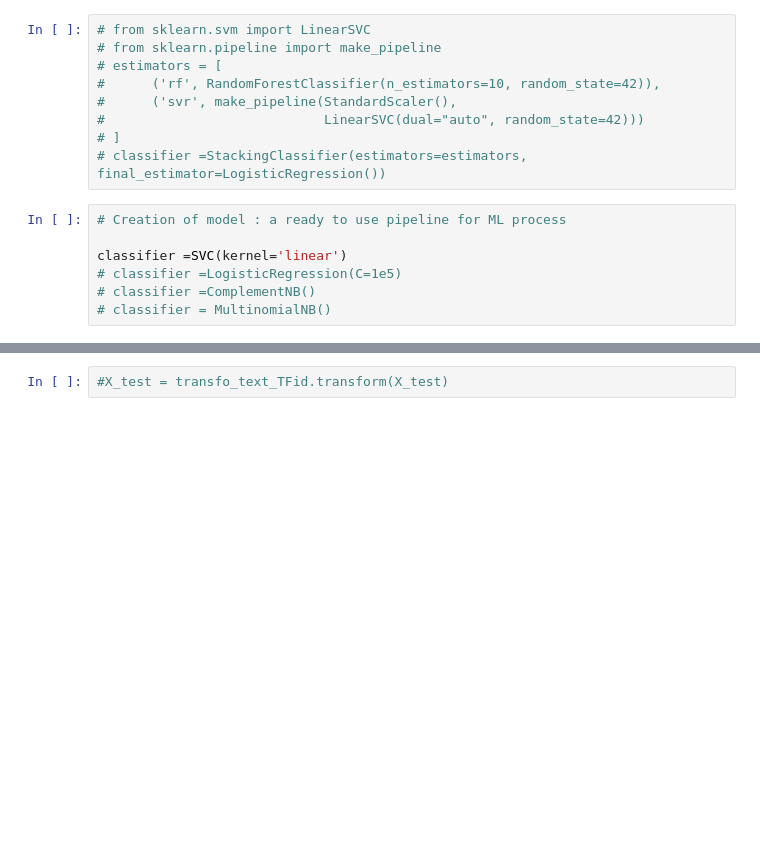
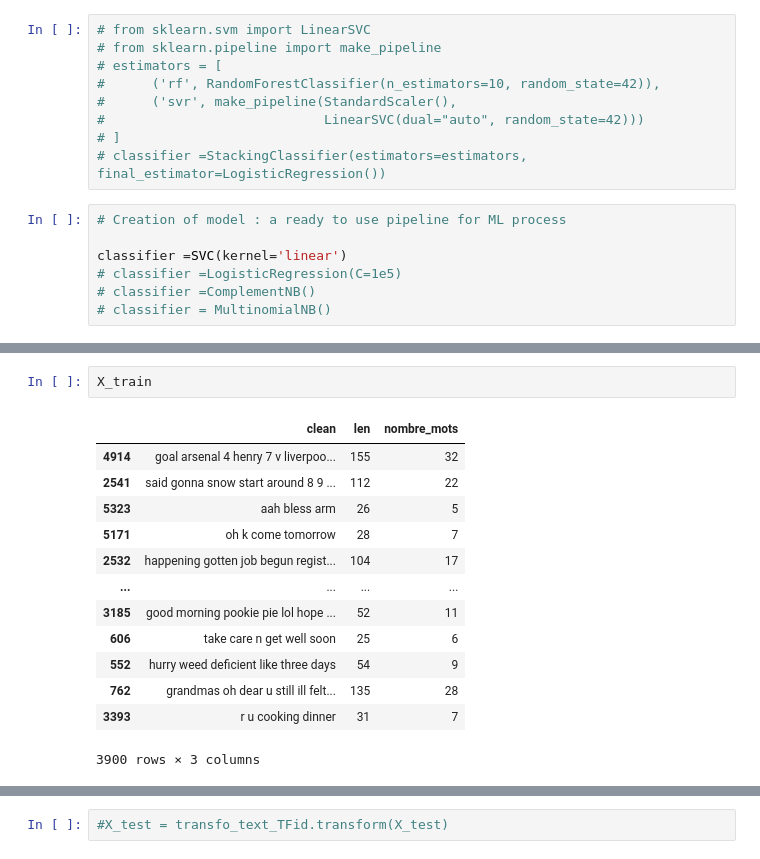
Before and after one commit to COMEWLECOME/Spam_Mohammed-Reda, a Jupyter notebook: SpamProject.ipynb, the cells around one changed output, grey strips where cells are left out. Drawn from its saved outputs; the diff is of its cells as text; blank space fills up the shorter version.

```diff
--- a/SpamProject.ipynb
+++ b/SpamProject.ipynb
@@ -288,4 +317,20 @@ Pipeline(steps=[('vectorizer',
                 ('classifier', SVC(kernel='linear'))])
+# %%
+X_train
+# %% [output]
+|  | clean | len | nombre_mots |
+| 4914 | goal arsenal 4 henry 7 v liverpoo... | 155 | 32 |
+| 2541 | said gonna snow start around 8 9 ... | 112 | 22 |
+| 5323 | aah bless arm | 26 | 5 |
+| 5171 | oh k come tomorrow | 28 | 7 |
+| 2532 | happening gotten job begun regist... | 104 | 17 |
+| ... | ... | ... | ... |
+| 3185 | good morning pookie pie lol hope ... | 52 | 11 |
+| 606 | take care n get well soon | 25 | 6 |
+| 552 | hurry weed deficient like three days | 54 | 9 |
+| 762 | grandmas oh dear u still ill felt... | 135 | 28 |
+| 3393 | r u cooking dinner | 31 | 7 |
+3900 rows × 3 columns
 # %%
 
 # Fit the model
```
Also changed, not shown: parts of 8 cells of this notebook, 1 other file.
